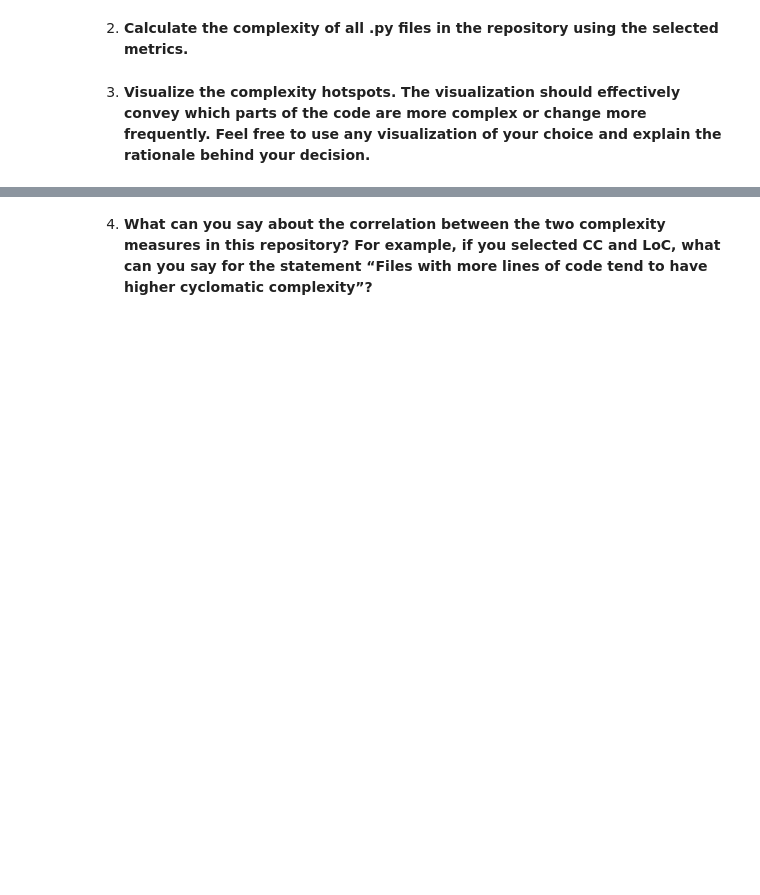
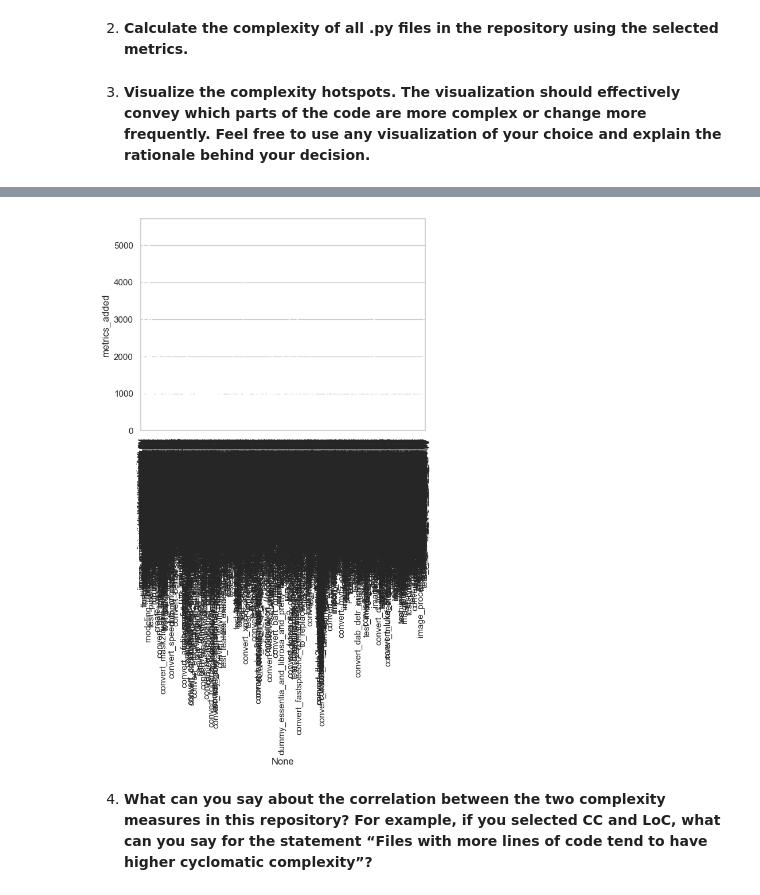
Before and after one commit to dominic-tobler/fss-group-dorech-FSS_SE_Sheet_1, a Jupyter notebook: sample.ipynb, the cells around one changed output, grey strips where cells are left out. Drawn from its saved outputs; the diff is of its cells as text; code cells hidden in the pictures; blank space fills up the shorter version.

```diff
--- a/sample.ipynb
+++ b/sample.ipynb
@@ -247,2 +255,9 @@ df_py_files.tail(5)
+# %%
+df_py_files["metrics_added"] = df_py_files["loc"] + df_py_files["cc"]
+df_py_files["metrics_mutliplied"] = df_py_files["loc"] * df_py_files["cc"]
+sns.set_theme(style="whitegrid")
+# TODO: visualize combined metrics.
+# %% [output]
+[figure, added]
 # %% [markdown]
 4. <b>What can you say about the correlation between the two complexity measures in this repository? For example, if you selected CC and LoC, what can you say for the statement “Files with more lines of code tend to have higher cyclomatic complexity”?</b>
```
Also changed, not shown: parts of 2 cells of this notebook.
